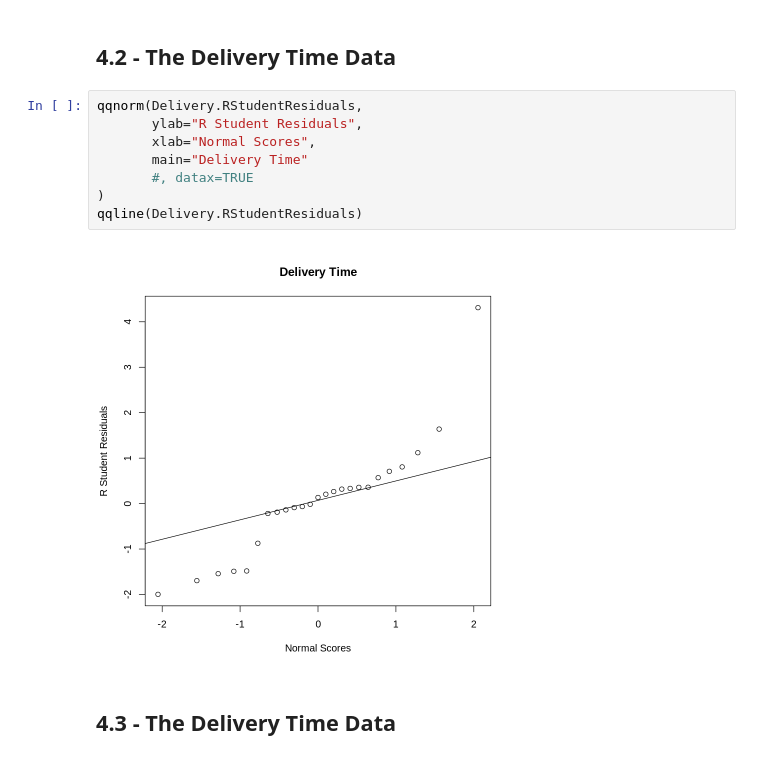
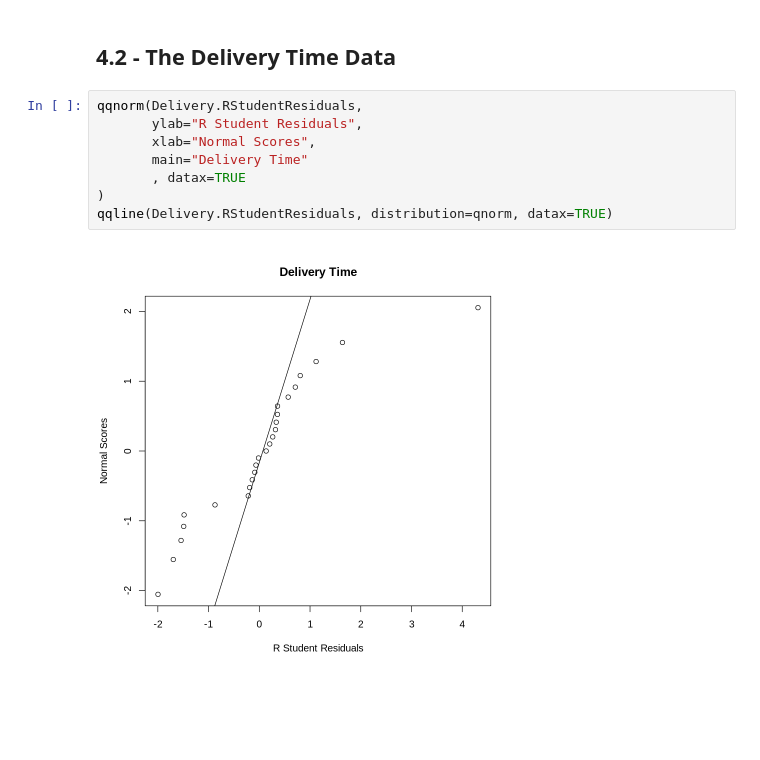
Before and after one commit to j-buss/Introduction-to-Linear-Regression-Analysis, a Jupyter notebook: Chapter_04/Chapter_04_Examples_R.ipynb, the cells around one changed output. Saved outputs shown, nothing was run; the diff lists cells and outputs as text; blank space fills up the shorter version.

```diff
--- a/Chapter_04/Chapter_04_Examples_R.ipynb
+++ b/Chapter_04/Chapter_04_Examples_R.ipynb
@@ -209,12 +209,10 @@ all.equal(Delivery.PRESSResidualsStat, Delivery.PRESSResidualsStat_2)
 # %%
 qqnorm(Delivery.RStudentResiduals,
        ylab="R Student Residuals",
        xlab="Normal Scores",
        main="Delivery Time"
-       #, datax=TRUE
+       , datax=TRUE
 )
-qqline(Delivery.RStudentResiduals)
+qqline(Delivery.RStudentResiduals, distribution=qnorm, datax=TRUE)
 # %% [output]
-[figure, old version]
+[figure, new version]
-# %% [markdown]
-## 4.3 - The Delivery Time Data
```
Also changed, not shown: parts of 34 cells of this notebook.
